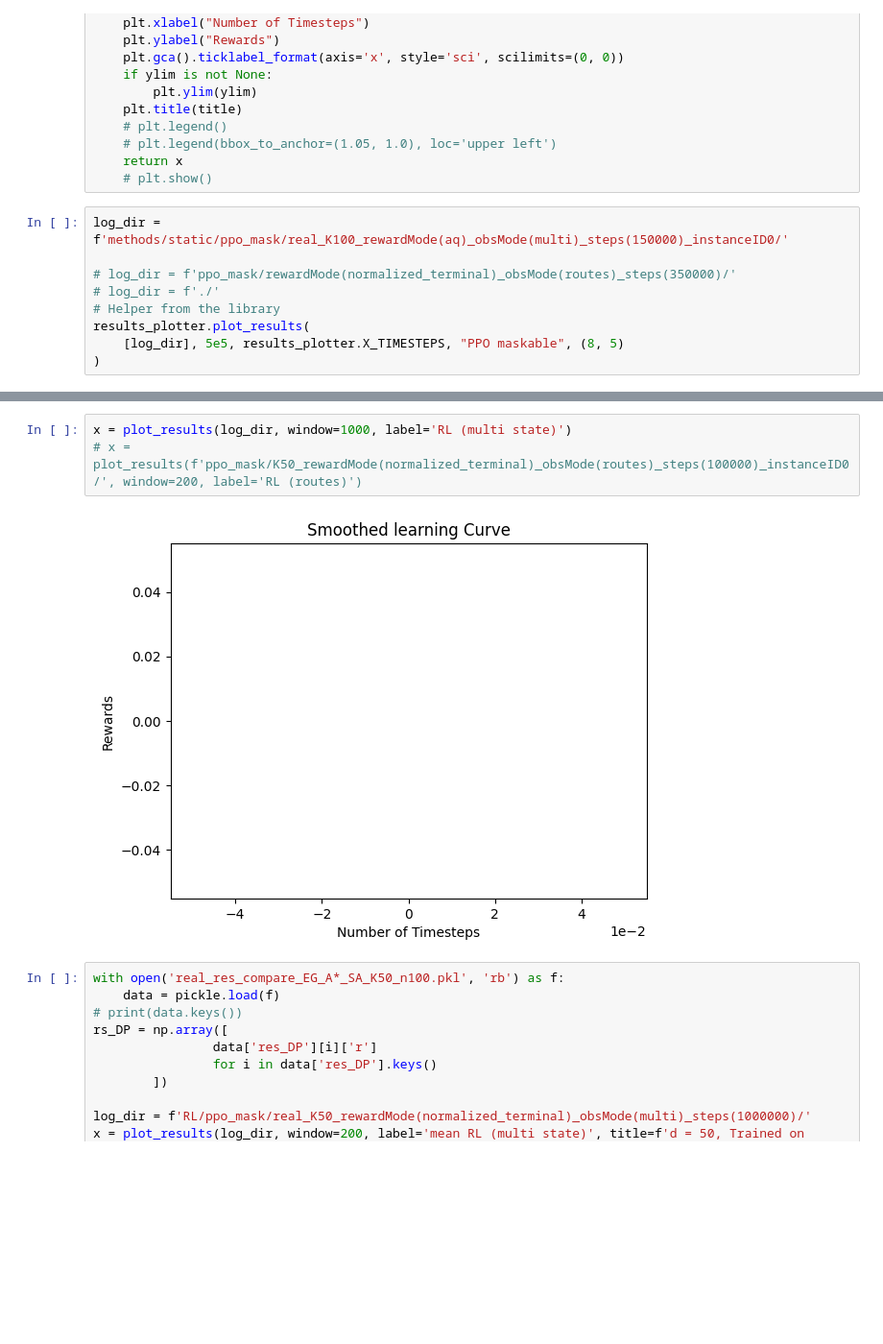
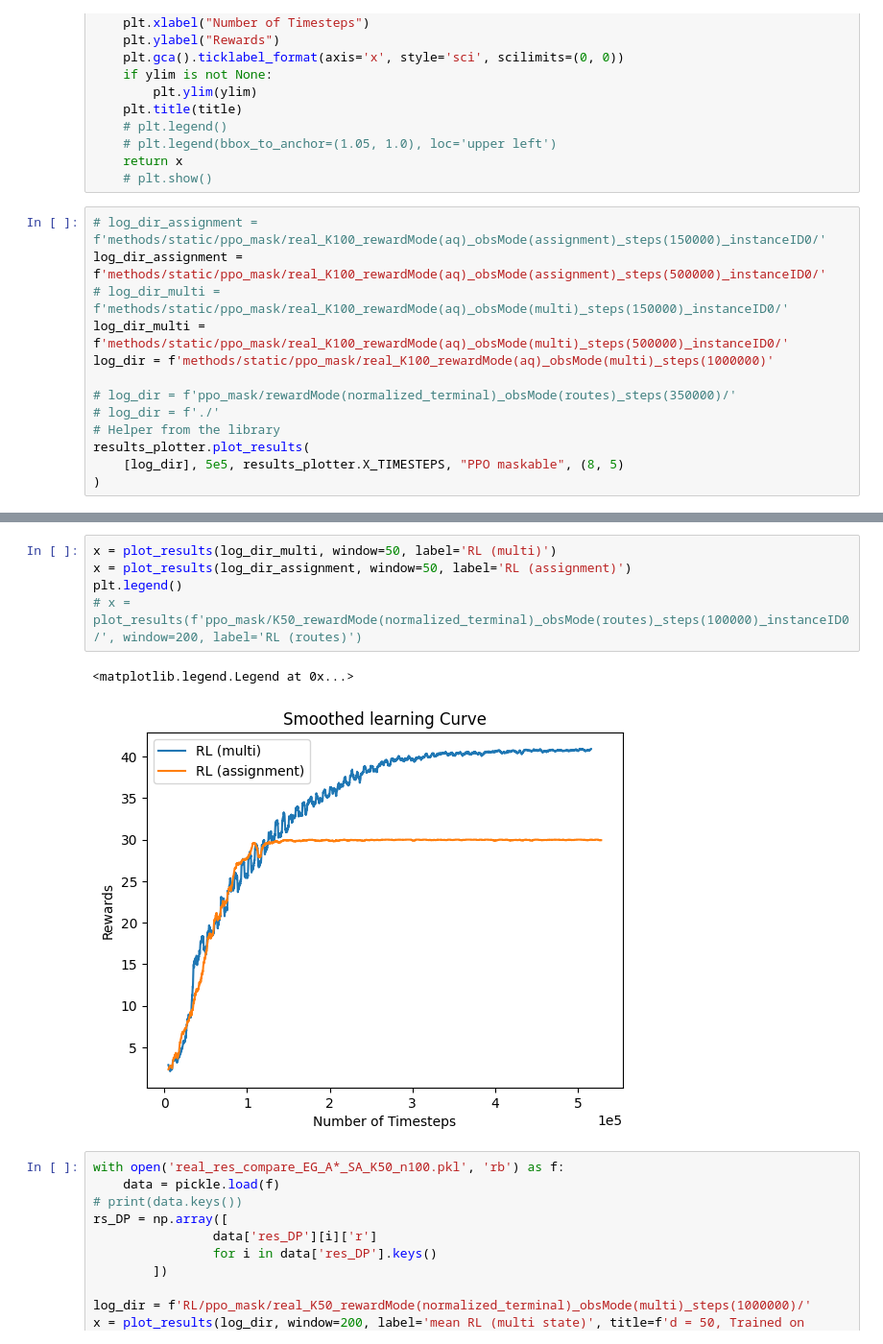
Before and after one commit to Farid-Najar/DynamicQVRP, a Jupyter notebook: results_RL_static.ipynb, the cells around one changed output, grey strips where cells are left out. Shown at 96% size. Saved outputs shown, nothing was run; the diff lists cells and outputs as text; blank space fills up the shorter version.

Commit message:
[in process] static- new experiments

```diff
--- a/results_RL_static.ipynb
+++ b/results_RL_static.ipynb
@@ -86,7 +86,11 @@ def plot_results(log_folder,
     return x
     # plt.show()
 # %%
-log_dir = f'methods/static/ppo_mask/real_K100_rewardMode(aq)_obsMode(multi)_steps(150000)_instanceID0/'
+# log_dir_assignment = f'methods/static/ppo_mask/real_K100_rewardMode(aq)_obsMode(assignment)_steps(150000)_instanceID0/'
+log_dir_assignment = f'methods/static/ppo_mask/real_K100_rewardMode(aq)_obsMode(assignment)_steps(500000)_instanceID0/'
+# log_dir_multi = f'methods/static/ppo_mask/real_K100_rewardMode(aq)_obsMode(multi)_steps(150000)_instanceID0/'
+log_dir_multi = f'methods/static/ppo_mask/real_K100_rewardMode(aq)_obsMode(multi)_steps(500000)_instanceID0/'
+log_dir = f'methods/static/ppo_mask/real_K100_rewardMode(aq)_obsMode(multi)_steps(1000000)'
 
 # log_dir = f'ppo_mask/rewardMode(normalized_terminal)_obsMode(routes)_steps(350000)/'
 # log_dir = f'./'
@@ -99,8 +103,11 @@ results_plotter.plot_results(
 # %%
-x = plot_results(log_dir, window=1000, label='RL (multi state)')
+x = plot_results(log_dir_multi, window=50, label='RL (multi)')
+x = plot_results(log_dir_assignment, window=50, label='RL (assignment)')
+plt.legend()
 # x = plot_results(f'ppo_mask/K50_rewardMode(normalized_terminal)_obsMode(routes)_steps(100000)_instanceID0/', window=200, label='RL (routes)')
 # %% [output]
+<matplotlib.legend.Legend at 0x...>
-[figure, old version]
+[figure, new version]
 # %%
 with open('real_res_compare_EG_A*_SA_K50_n100.pkl', 'rb') as f:
     data = pickle.load(f)
```
Also changed, not shown: parts of 1 cell of this notebook, 6 other files.
